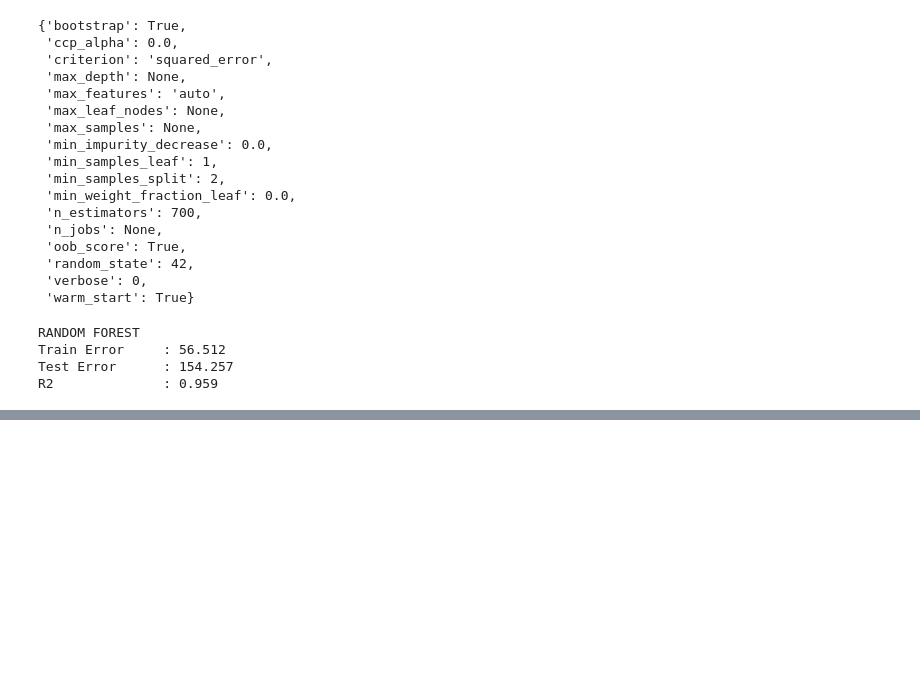
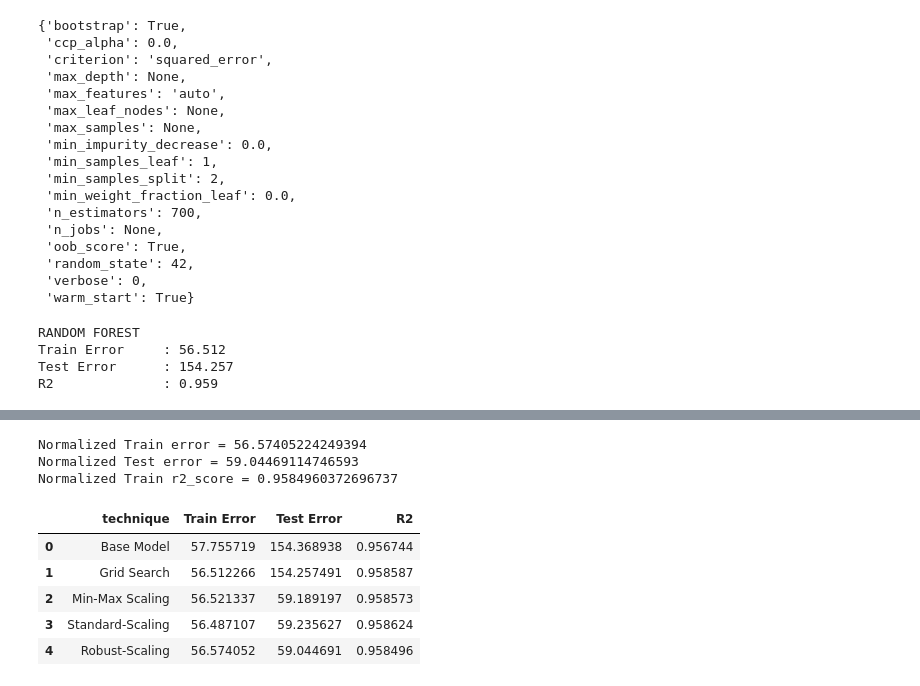
Before and after one commit to tugceturkkal/Data-Projects, a Jupyter notebook: Predicting Price.ipynb, the cells around one changed output, grey strips where cells are left out. Saved outputs shown, nothing was run; the diff lists cells and outputs as text; code cells hidden in the pictures; blank space fills up the shorter version.

Commit message:
Predicting Price

```diff
--- a/Predicting Price.ipynb
+++ b/Predicting Price.ipynb
@@ -734,0 +852,50 @@ R2              : 0.959
+# %%
+X_train_scaled, X_test_scaled, y_train_scaled, y_test_scaled = train_test_split(X_scaled, y_scaled, test_size = 0.2,
+                                                                               random_state = 42)
+# %%
+model = RandomForestRegressor()
+model.set_params(**best_params)
+model.fit(X_train_scaled, y_train_scaled)
+
+y_predict_scaled = model.predict(X_train_scaled)
+
+y_predict_train_robust = y_scaler.inverse_transform(y_predict_scaled.reshape(-1,1))
+
+rmse_error_train_robust = mean_squared_error(y_train, y_predict_train_robust[:,0], squared = False)
+
+r2_robust = r2_score(y_train, y_predict_train_robust)
+# %%
+model = RandomForestRegressor()
+model.set_params(**best_params)
+model.fit(X_test_scaled, y_test_scaled)
+
+y_predict_scaled_test = model.predict(X_test_scaled)
+
+y_predict_test_robust = y_scaler.inverse_transform(y_predict_scaled_test.reshape(-1,1))
+
+rmse_error_test_robust = mean_squared_error(y_test, y_predict_test_robust[:,0], squared = False)
+# %%
+print("Normalized Train error = "'{}'.format(rmse_error_train_robust))
+print("Normalized Test error = "'{}'.format(rmse_error_test_robust))
+print("Normalized Train r2_score = "'{}'.format(r2_robust))
+# %% [output]
+Normalized Train error = 56.57405224249394
+Normalized Test error = 59.04469114746593
+Normalized Train r2_score = 0.9584960372696737
+# %%
+pred_dict = {
+    "technique": ["Base Model", "Grid Search", "Min-Max Scaling", "Standard-Scaling", "Robust-Scaling"], #min-max scaling, #standard scaling, #robust # grid search
+    "Train Error": [train_error, train_error_grid, rmse_error_train_min_max, rmse_error_train_standard, rmse_error_train_robust],
+    "Test Error": [test_error, test_error_grid, rmse_error_test_min_max, rmse_error_test_standard, rmse_error_test_robust],
+    "R2" : [r2, r2_grid, r2_min_max, r2_standard, r2_robust]
+}
+# %%
+pred_data = pd.DataFrame(pred_dict)
+pred_data
+# %% [output]
+|  | technique | Train Error | Test Error | R2 |
+| 0 | Base Model | 57.755719 | 154.368938 | 0.956744 |
+| 1 | Grid Search | 56.512266 | 154.257491 | 0.958587 |
+| 2 | Min-Max Scaling | 56.521337 | 59.189197 | 0.958573 |
+| 3 | Standard-Scaling | 56.487107 | 59.235627 | 0.958624 |
+| 4 | Robust-Scaling | 56.574052 | 59.044691 | 0.958496 |
```
Also changed, not shown: parts of 20 cells of this notebook.
